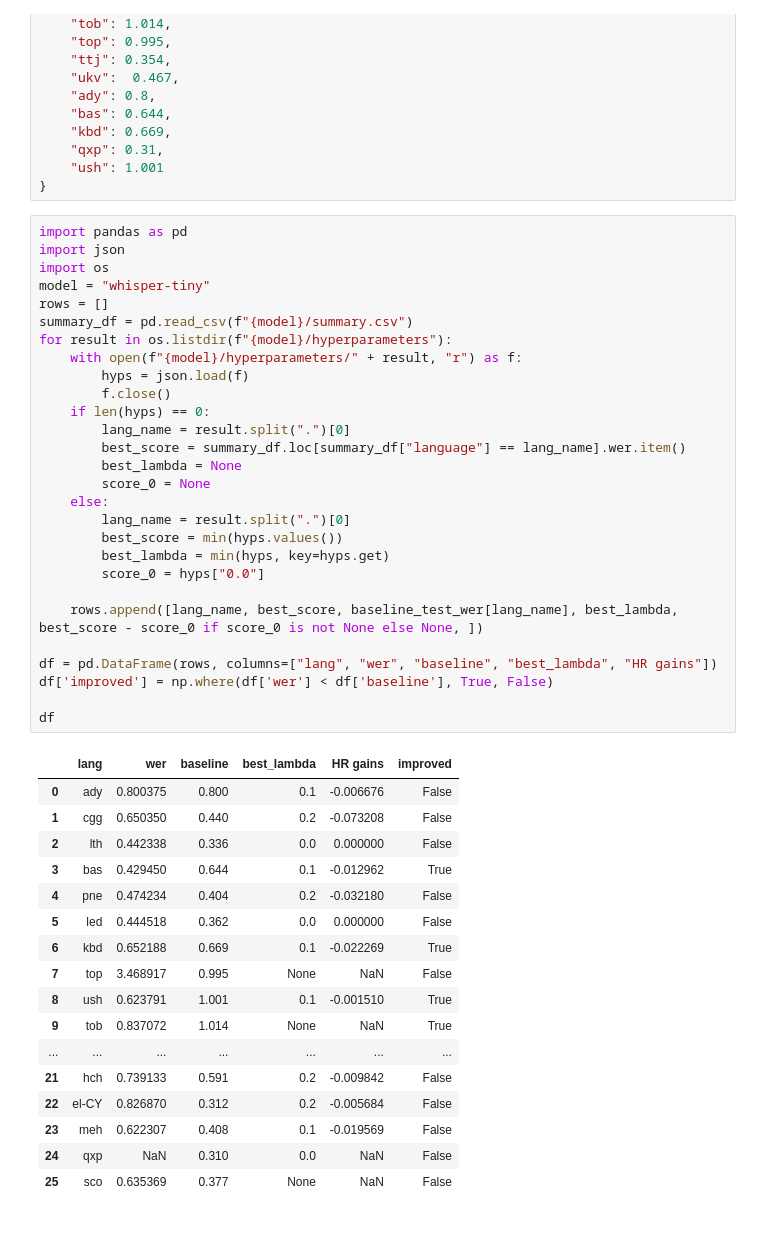
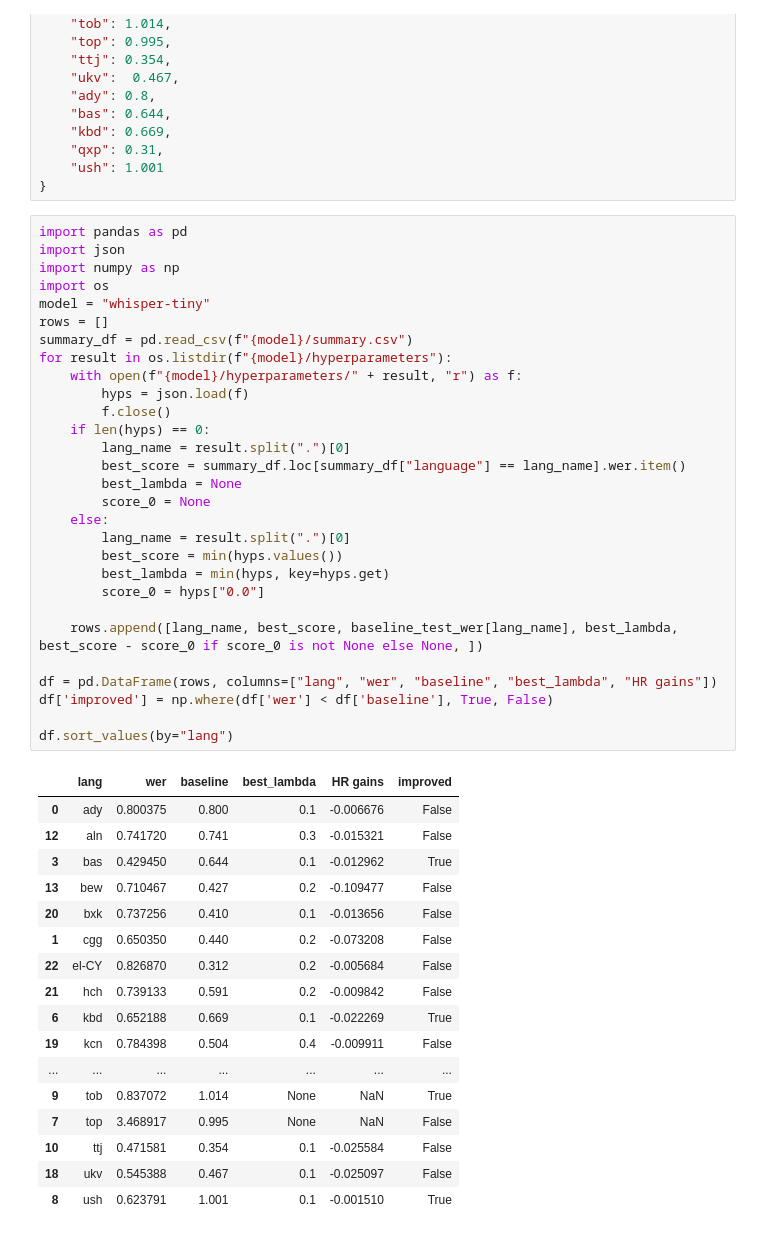
Before and after one commit to ddegenaro/mozilla-asr-challenge, a Jupyter notebook: results/explore.ipynb, the cells around one changed output. Saved outputs shown, nothing was run; the diff lists cells and outputs as text.

```diff
--- a/results/explore.ipynb
+++ b/results/explore.ipynb
@@ -30,49 +30,50 @@ baseline_test_wer ={
 # %%
 import pandas as pd
 import json
+import numpy as np
 import os
 model = "whisper-tiny"
 rows = []
 summary_df = pd.read_csv(f"{model}/summary.csv")
 for result in os.listdir(f"{model}/hyperparameters"):
     with open(f"{model}/hyperparameters/" + result, "r") as f:
         hyps = json.load(f)
         f.close()
     if len(hyps) == 0:
         lang_name = result.split(".")[0]
         best_score = summary_df.loc[summary_df["language"] == lang_name].wer.item()
         best_lambda = None
         score_0 = None
     else:
         lang_name = result.split(".")[0]
         best_score = min(hyps.values())
         best_lambda = min(hyps, key=hyps.get)
         score_0 = hyps["0.0"]
 
     rows.append([lang_name, best_score, baseline_test_wer[lang_name], best_lambda, best_score - score_0 if score_0 is not None else None, ])
 
 df = pd.DataFrame(rows, columns=["lang", "wer", "baseline", "best_lambda", "HR gains"])
 df['improved'] = np.where(df['wer'] < df['baseline'], True, False)
 
-df
+df.sort_values(by="lang")
 # %% [output]
 |  | lang | wer | baseline | best_lambda | HR gains | improved |
 | 0 | ady | 0.800375 | 0.800 | 0.1 | -0.006676 | False |
+| 12 | aln | 0.741720 | 0.741 | 0.3 | -0.015321 | False |
+| 3 | bas | 0.429450 | 0.644 | 0.1 | -0.012962 | True |
+| 13 | bew | 0.710467 | 0.427 | 0.2 | -0.109477 | False |
+| 20 | bxk | 0.737256 | 0.410 | 0.1 | -0.013656 | False |
 | 1 | cgg | 0.650350 | 0.440 | 0.2 | -0.073208 | False |
-| 2 | lth | 0.442338 | 0.336 | 0.0 | 0.000000 | False |
-| 3 | bas | 0.429450 | 0.644 | 0.1 | -0.012962 | True |
-| 4 | pne | 0.474234 | 0.404 | 0.2 | -0.032180 | False |
-| 5 | led | 0.444518 | 0.362 | 0.0 | 0.000000 | False |
+| 22 | el-CY | 0.826870 | 0.312 | 0.2 | -0.005684 | False |
+| 21 | hch | 0.739133 | 0.591 | 0.2 | -0.009842 | False |
 | 6 | kbd | 0.652188 | 0.669 | 0.1 | -0.022269 | True |
+| 19 | kcn | 0.784398 | 0.504 | 0.4 | -0.009911 | False |
+| ... | ... | ... | ... | ... | ... | ... |
+| 9 | tob | 0.837072 | 1.014 | None | NaN | True |
 | 7 | top | 3.468917 | 0.995 | None | NaN | False |
+| 10 | ttj | 0.471581 | 0.354 | 0.1 | -0.025584 | False |
+| 18 | ukv | 0.545388 | 0.467 | 0.1 | -0.025097 | False |
 | 8 | ush | 0.623791 | 1.001 | 0.1 | -0.001510 | True |
-| 9 | tob | 0.837072 | 1.014 | None | NaN | True |
-| ... | ... | ... | ... | ... | ... | ... |
-| 21 | hch | 0.739133 | 0.591 | 0.2 | -0.009842 | False |
-| 22 | el-CY | 0.826870 | 0.312 | 0.2 | -0.005684 | False |
-| 23 | meh | 0.622307 | 0.408 | 0.1 | -0.019569 | False |
-| 24 | qxp | NaN | 0.310 | 0.0 | NaN | False |
-| 25 | sco | 0.635369 | 0.377 | None | NaN | False |
 # %%
 import pandas as pd
 import json
```
Also changed, not shown: parts of 2 cells of this notebook, 4 other files.
